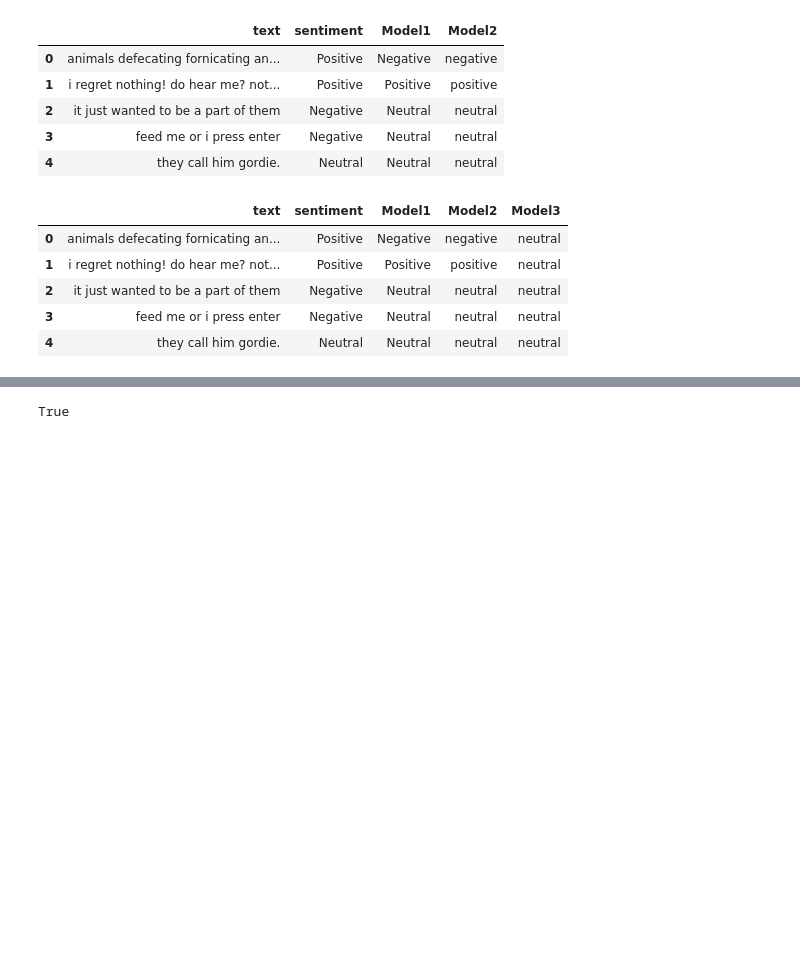
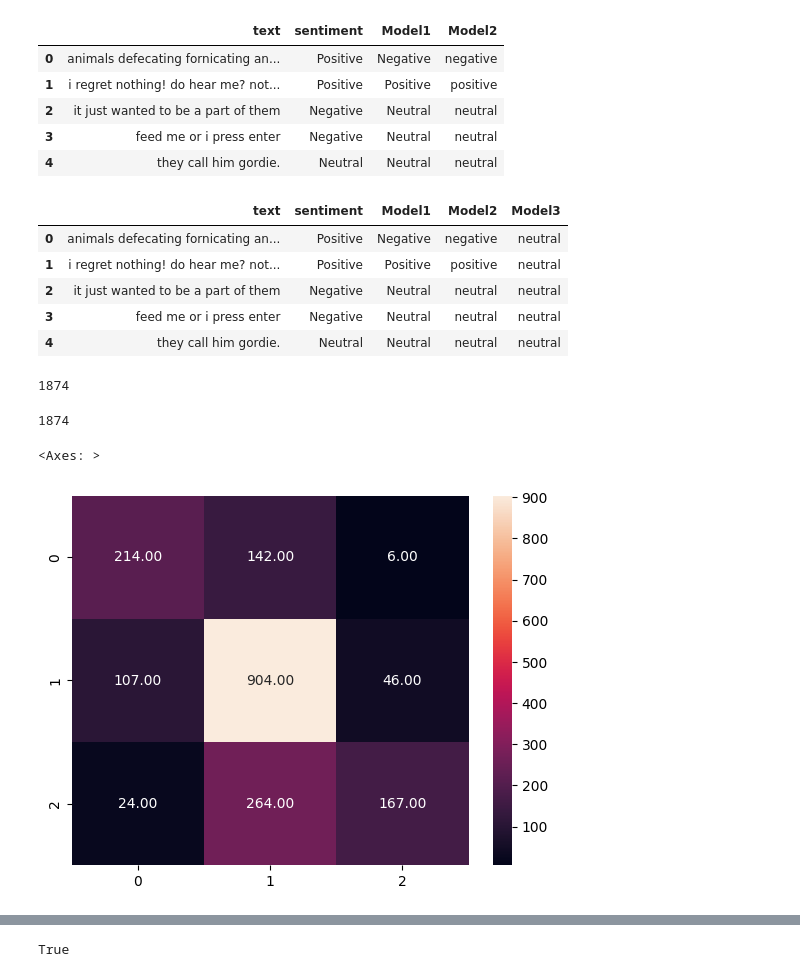
Before and after one commit to reddit-moods/monorepo, a Jupyter notebook: api/inference/MLPipeline.ipynb, the cells around one changed output, grey strips where cells are left out. Saved outputs shown, nothing was run; the diff lists cells and outputs as text; code cells hidden in the pictures; blank space fills up the shorter version.

```diff
--- a/api/inference/MLPipeline.ipynb
+++ b/api/inference/MLPipeline.ipynb
@@ -248,13 +218,13 @@ accuracy=0
 count=0
 predicted_labels=[]
 classifier = pipeline(model="mrm8488/distilroberta-finetuned-financial-news-sentiment-analysis")
-for i in range(1250):
+for i in range(1874):
     res=classifier(data["text"][i])[0]
     label=res["label"]
     predicted_labels.append(label)
     if (label==to_lowercase(data["sentiment"][i])):
         count=count+1
-accuracy=count/1250
+accuracy=count/1874
 # %%
 accuracy_scores.append(accuracy)
 data['Model3']=predicted_labels
@@ -266,3 +236,25 @@ data.head()
 | 2 | it just wanted to be a part of them | Negative | Neutral | neutral | neutral |
 | 3 | feed me or i press enter | Negative | Neutral | neutral | neutral |
 | 4 | they call him gordie. | Neutral | Neutral | neutral | neutral |
+# %%
+sentiment_score=[]
+for i in range(len(data['sentiment'])):
+    label=data['sentiment'][i]
+    if(label=="Negative"):
+        sentiment_score.append(0.0)
+    elif(label=="Neutral"):
+        sentiment_score.append(1.0)
+    else:
+        sentiment_score.append(2.0)
+# %% [output]
+1874
+# %%
+model1_score=[]
+for i in range(len(data['Model1'])):
+    label=data['Model1'][i]
+    if(label=="Negative"):
+        model1_score.append(0.0)
+    elif(label=="Neutral"):
+        model1_score.append(1.0)
+    else:
+        model1_score.append(2.0)
@@ -268,0 +281,15 @@ data.head()
+# %%
+len(model3_score)
+# %% [output]
+1874
+# %%
+from sklearn.metrics import confusion_matrix
+cm1=confusion_matrix(sentiment_score, model1_score)
+cm2=confusion_matrix(sentiment_score, model2_score)
+cm3=confusion_matrix(sentiment_score, model3_score)
+# %%
+import seaborn as sn
+sn.heatmap(cm1, annot=True, fmt = '.2f')
+# %% [output]
+<Axes: >
+[figure, added]
```
Also changed, not shown: parts of 15 cells of this notebook, 3 other files.
